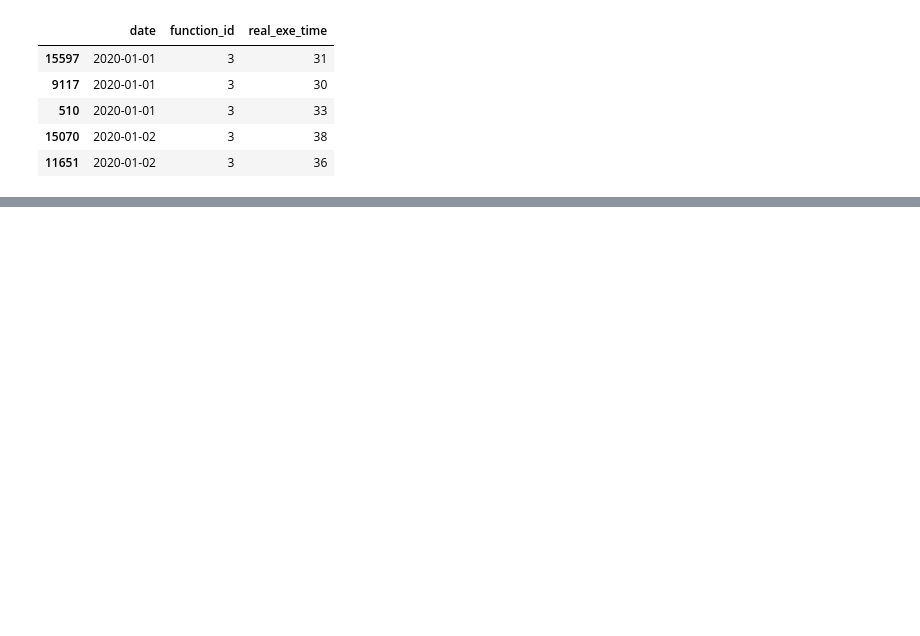
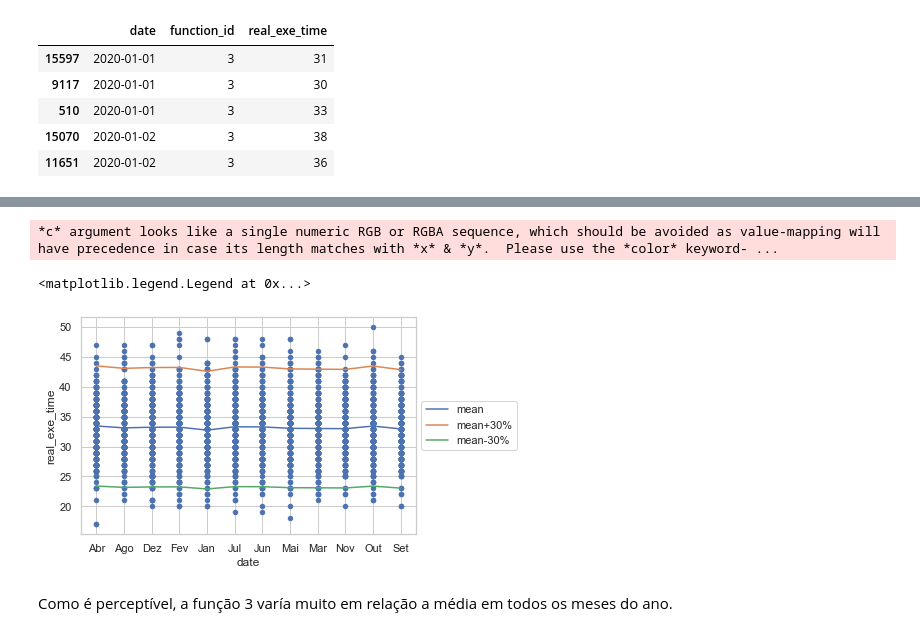
Before and after one commit to bnahuz/hype, a Jupyter notebook: 2a e 3a/3a_questao.ipynb, the cells around one changed output, grey strips where cells are left out. Drawn from its saved outputs; the diff is of its cells as text; code cells hidden in the pictures; blank space fills up the shorter version.

```diff
--- a/2a e 3a/3a_questao.ipynb
+++ b/2a e 3a/3a_questao.ipynb
@@ -177,10 +173,0 @@ plt.show()
-# %%
-# Added the year
-df_inc['date'] = '2021 ' + df_inc['date'].astype(str)
-#Transform the date to datetime object
-df_inc['date']=pd.to_datetime(df_inc['date'],format='%Y %b %d')
-fig=plt.figure()
-ax = df_inc.plot(x='date', y=['mean','mean+30%','mean-30%']);
-df_inc.plot.scatter(x = 'date', y = 'real_exe_time', ax=ax)
-
-plt.show()
@@ -188,0 +180,5 @@ ValueError: time data '2021 Jan' does not match format '%Y %b %d' (match)
+# %%
+df_agg = df_inc.groupby("date")["real_exe_time"].agg(mean="mean").reset_index()
+df_agg["mean+30%"] = df_agg["mean"] * 1.3
+df_agg["mean-30%"] = df_agg["mean"] * 0.7
+df_agg.head()
@@ -188,0 +192,12 @@ ValueError: time data '2021 Jan' does not match format '%Y %b %d' (match)
+# %%
+warnings.filterwarnings(action='once')
+ax = df_inc.plot.scatter(x = 'date', y = 'real_exe_time')
+df_agg.plot(x='date', y=['mean','mean+30%','mean-30%'], ax=ax)
+
+plt.legend(loc='center left',bbox_to_anchor=(1.0, 0.5))
+# %% [output]
+*c* argument looks like a single numeric RGB or RGBA sequence, which should be avoided as value-mapping will have precedence in case its length matches with *x* & *y*.  Please use the *color* keyword- ...
+<matplotlib.legend.Legend at 0x...>
+[figure, added]
+# %% [markdown]
+Como é perceptível, a função 3 varía muito em relação a média em todos os meses do ano.
```
Also changed, not shown: parts of 32 cells of this notebook, 2 other files.
